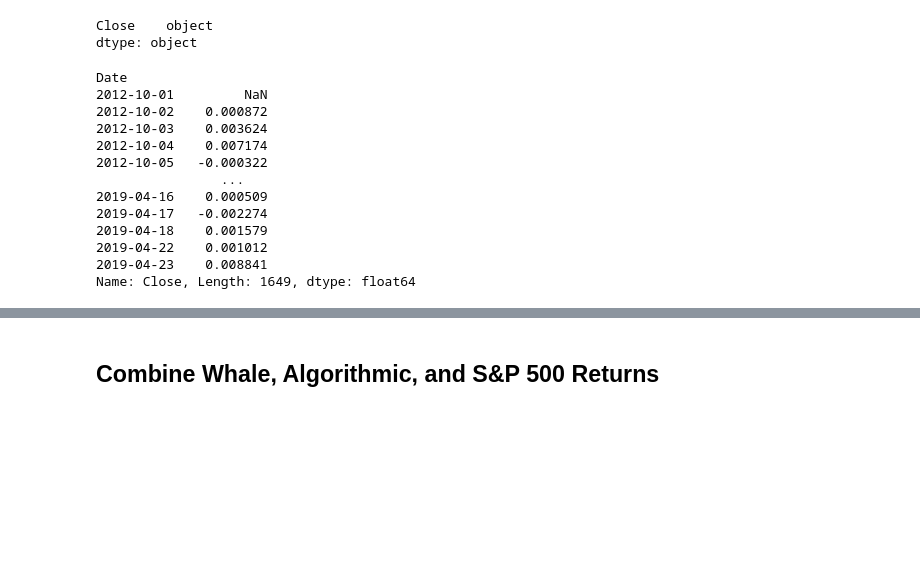
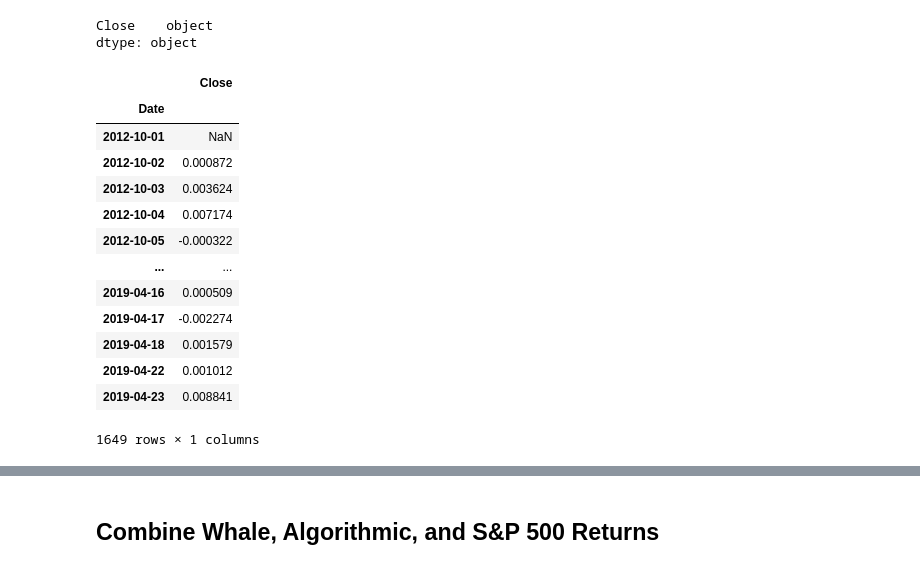
Before and after one commit to Joshbazz/Module-4-Challenge-Portfolio-Analysis, a Jupyter notebook: whale_analysis.ipynb, the cells around one changed output, grey strips where cells are left out. Cells and saved outputs as stored; diff of their text form; code cells hidden in the pictures; blank space fills up the shorter version.

```diff
--- a/whale_analysis.ipynb
+++ b/whale_analysis.ipynb
@@ -163,18 +161,0 @@ sp500_df['Close'] = sp500_df['Close'].str.replace('$', '').astype(float)
-# %%
-# Calculate Daily Returns
-sp500_returns_df = sp500_df['Close'].pct_change()
-sp500_returns_df
-# %% [output]
-Date
-2012-10-01         NaN
-2012-10-02    0.000872
-2012-10-03    0.003624
-2012-10-04    0.007174
-2012-10-05   -0.000322
-                ...
-2019-04-16    0.000509
-2019-04-17   -0.002274
-2019-04-18    0.001579
-2019-04-22    0.001012
-2019-04-23    0.008841
-Name: Close, Length: 1649, dtype: float64
@@ -181 +165,22 @@ Name: Close, Length: 1649, dtype: float64
+# %%
+# Calculate Daily Returns
+# calling the pct_change method on Close column of the dataframe, and assigning it to a new variable to hold the change, and chain the to_frame method to convert the series back into a dataframe
+# convert the Series
+sp500_returns_df = sp500_df['Close'].pct_change().to_frame()
+sp500_returns_df
+# %% [output]
+|  | Close |
+| Date |  |
+| 2012-10-01 | NaN |
+| 2012-10-02 | 0.000872 |
+| 2012-10-03 | 0.003624 |
+| 2012-10-04 | 0.007174 |
+| 2012-10-05 | -0.000322 |
+| ... | ... |
+| 2019-04-16 | 0.000509 |
+| 2019-04-17 | -0.002274 |
+| 2019-04-18 | 0.001579 |
+| 2019-04-22 | 0.001012 |
+| 2019-04-23 | 0.008841 |
+1649 rows × 1 columns
 # %%
```
Also changed, not shown: parts of 36 cells of this notebook.
